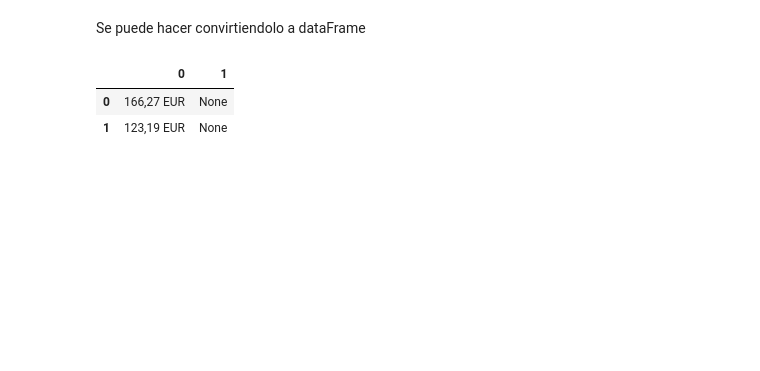
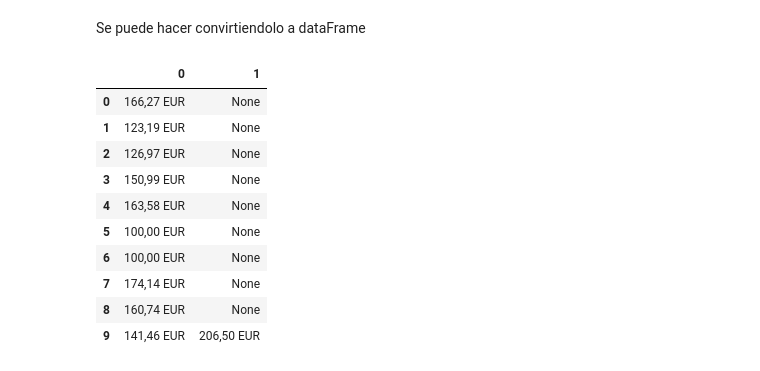
Before and after one commit to jgilsu11/Teoria, a Jupyter notebook: Modulo3/teoria/apis.ipynb, the cells around one changed output. Saved outputs shown, nothing was run; the diff lists cells and outputs as text; code cells hidden in the pictures; blank space fills up the shorter version.

```diff
--- a/Modulo3/teoria/apis.ipynb
+++ b/Modulo3/teoria/apis.ipynb
@@ -346,11 +354,19 @@ Se puede hacer convirtiendolo a dataFrame
 # %%
 precio_zapas_df = pd.DataFrame(precio_zapas, columns= ["precio"])          #Lo pasa de lista a series
 precio_zapas_df = precio_zapas_df["precio"].str.split(" a ",expand=True)
-precio_zapas_df.head(2)
+precio_zapas_df.head(10)
 # %% [output]
 |  | 0 | 1 |
 | 0 | 166,27 EUR | None |
 | 1 | 123,19 EUR | None |
+| 2 | 126,97 EUR | None |
+| 3 | 150,99 EUR | None |
+| 4 | 163,58 EUR | None |
+| 5 | 100,00 EUR | None |
+| 6 | 100,00 EUR | None |
+| 7 | 174,14 EUR | None |
+| 8 | 160,74 EUR | None |
+| 9 | 141,46 EUR | 206,50 EUR |
 # %%
 precio_zapas_df = pd.DataFrame(precio_zapas, columns= ["precio"])          #Lo pasa de lista a series
 precio_zapas_df = precio_zapas_df["precio"].str.split(" a ",expand=True)   #crea 2 columnas
```
Also changed, not shown: parts of 20 cells of this notebook, 1 other file.
